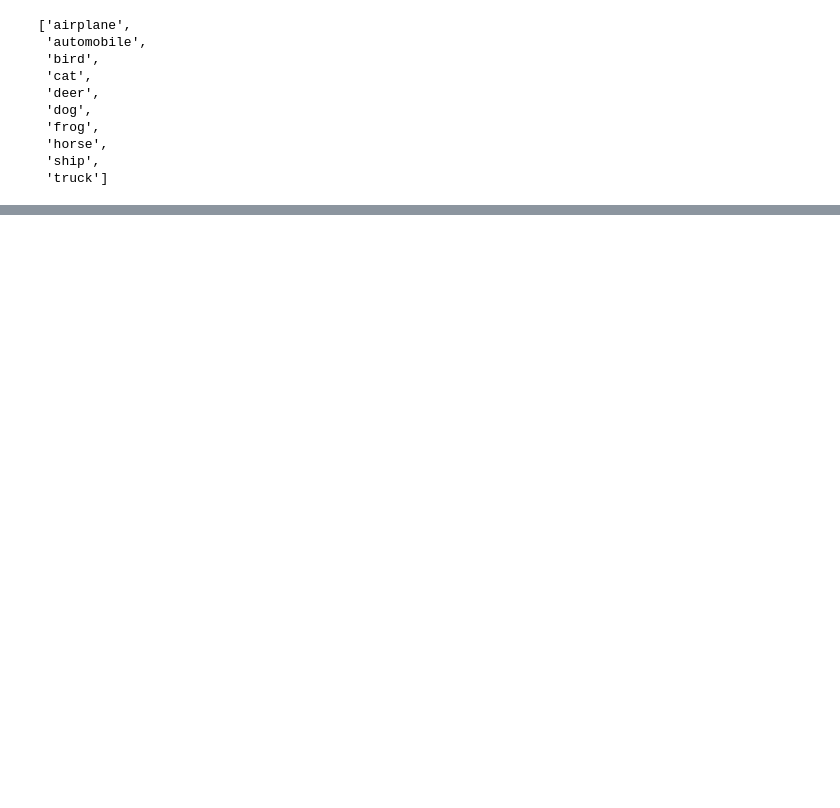
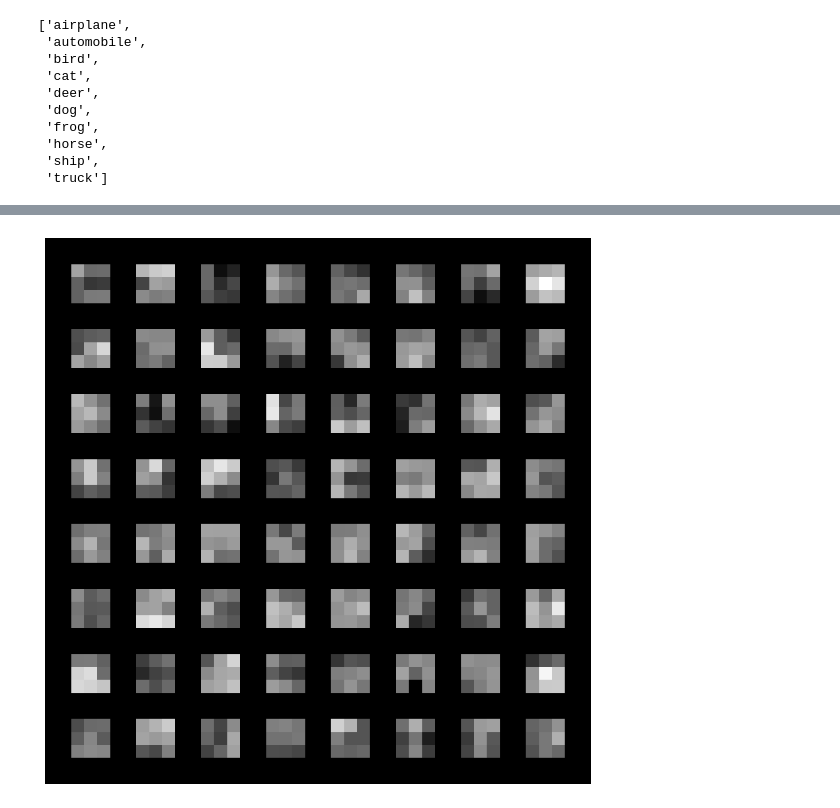
Before and after one commit to krispypancakes/vision-stuff, a Jupyter notebook: notebooks/cifar_convnet.ipynb, the cells around one changed output, grey strips where cells are left out. Cells and saved outputs as stored; diff of their text form; code cells hidden in the pictures; blank space fills up the shorter version.

```diff
--- a/notebooks/cifar_convnet.ipynb
+++ b/notebooks/cifar_convnet.ipynb
@@ -153,0 +202,4 @@ plt.imshow(input_)
+# %%
+visualize_filters(model.resnet[1].convblock[3].weight.detach().cpu().clone())
+# %% [output]
+[figure, added]
```
Also changed, not shown: parts of 31 cells of this notebook.
